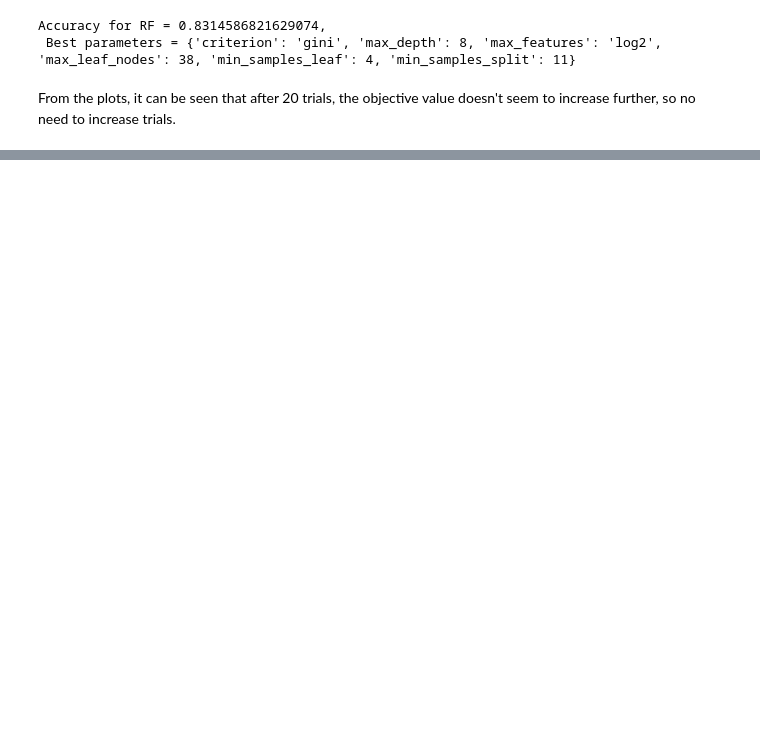
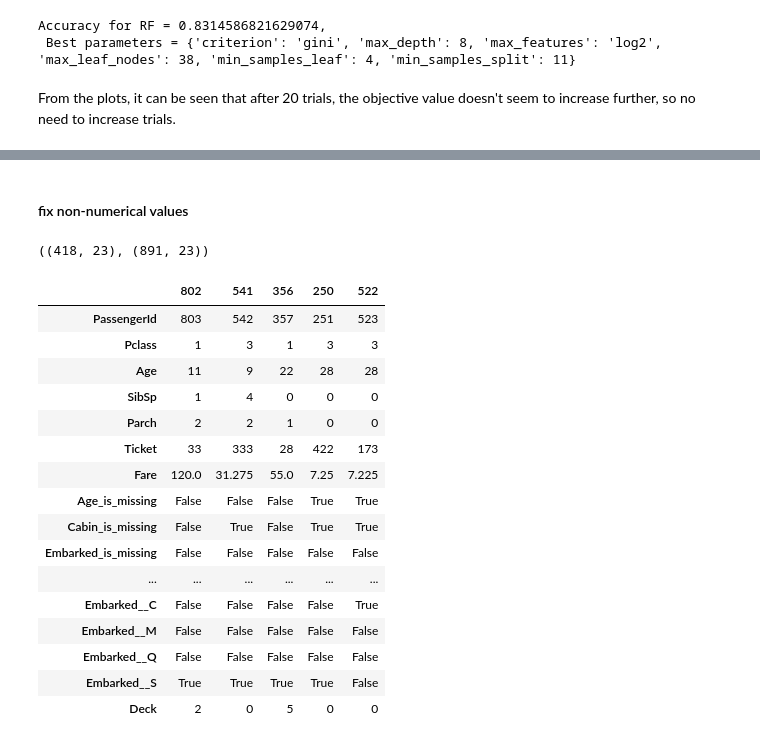
Before and after one commit to PrinssAlex/Predictive-Model-Titanic-Survival, a Jupyter notebook: workspace.ipynb, the cells around one changed output, grey strips where cells are left out. Cells and saved outputs as stored; diff of their text form; code cells hidden in the pictures; blank space fills up the shorter version.

```diff
--- a/workspace.ipynb
+++ b/workspace.ipynb
@@ -1288,0 +1344,8 @@ opt.visualization.plot_optimization_history(study).show()
+# %%
+# rename columns to remove the leading '_'
+X_train_final = X_train_final.rename(columns={'_Titles_Dr': 'Titles_Dr',
+                                       '_Titles_Master': 'Titles_Master',
+                                       '_Titles_Miss': 'Titles_Miss',
+                                       '_Titles_Mr': 'Titles_Mr',
+                                       '_Titles_Other': 'Titles_Other',
+                                       '_Titles_Rev': 'Titles_Rev'})
@@ -1288,0 +1392,2 @@ opt.visualization.plot_optimization_history(study).show()
+# %% [markdown]
+#### fix non-numerical values
@@ -1288,0 +1438,4 @@ opt.visualization.plot_optimization_history(study).show()
+# %%
+X_test_df.shape, X_train_final.shape
+# %% [output]
+((418, 23), (891, 23))
@@ -1288,0 +1445,20 @@ opt.visualization.plot_optimization_history(study).show()
+# %%
+X_train_final.head().T
+# %% [output]
+|  | 802 | 541 | 356 | 250 | 522 |
+| PassengerId | 803 | 542 | 357 | 251 | 523 |
+| Pclass | 1 | 3 | 1 | 3 | 3 |
+| Age | 11 | 9 | 22 | 28 | 28 |
+| SibSp | 1 | 4 | 0 | 0 | 0 |
+| Parch | 2 | 2 | 1 | 0 | 0 |
+| Ticket | 33 | 333 | 28 | 422 | 173 |
+| Fare | 120.0 | 31.275 | 55.0 | 7.25 | 7.225 |
+| Age_is_missing | False | False | False | True | True |
+| Cabin_is_missing | False | True | False | True | True |
+| Embarked_is_missing | False | False | False | False | False |
+| ... | ... | ... | ... | ... | ... |
+| Embarked__C | False | False | False | False | True |
+| Embarked__M | False | False | False | False | False |
+| Embarked__Q | False | False | False | False | False |
+| Embarked__S | True | True | True | True | False |
+| Deck | 2 | 0 | 5 | 0 | 0 |
```
Also changed, not shown: parts of 50 cells of this notebook.
